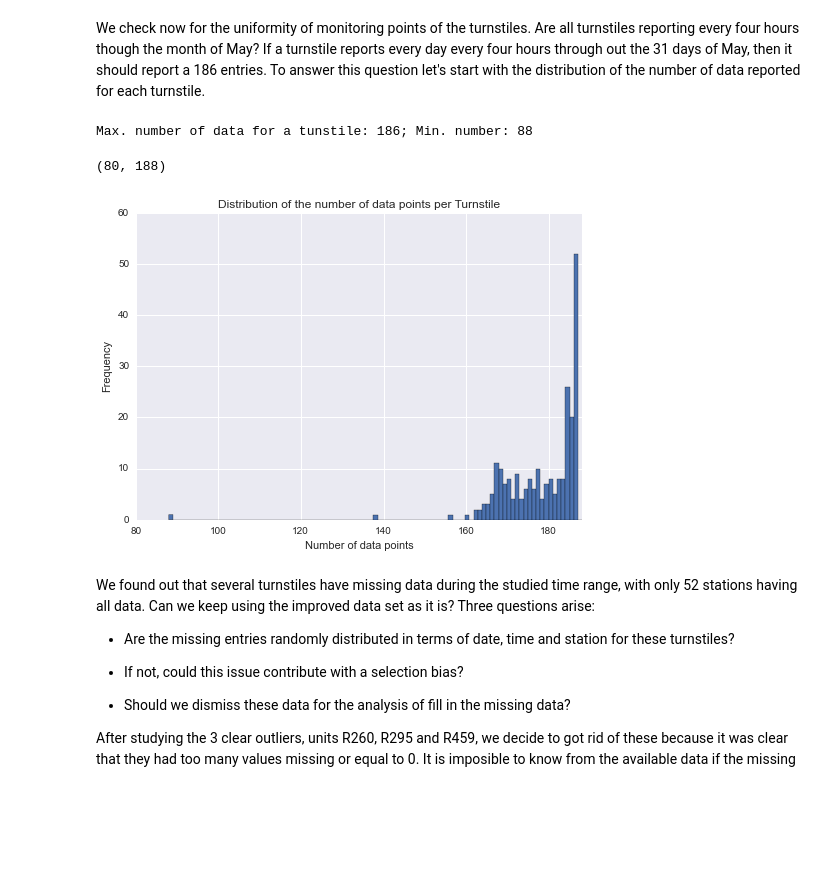
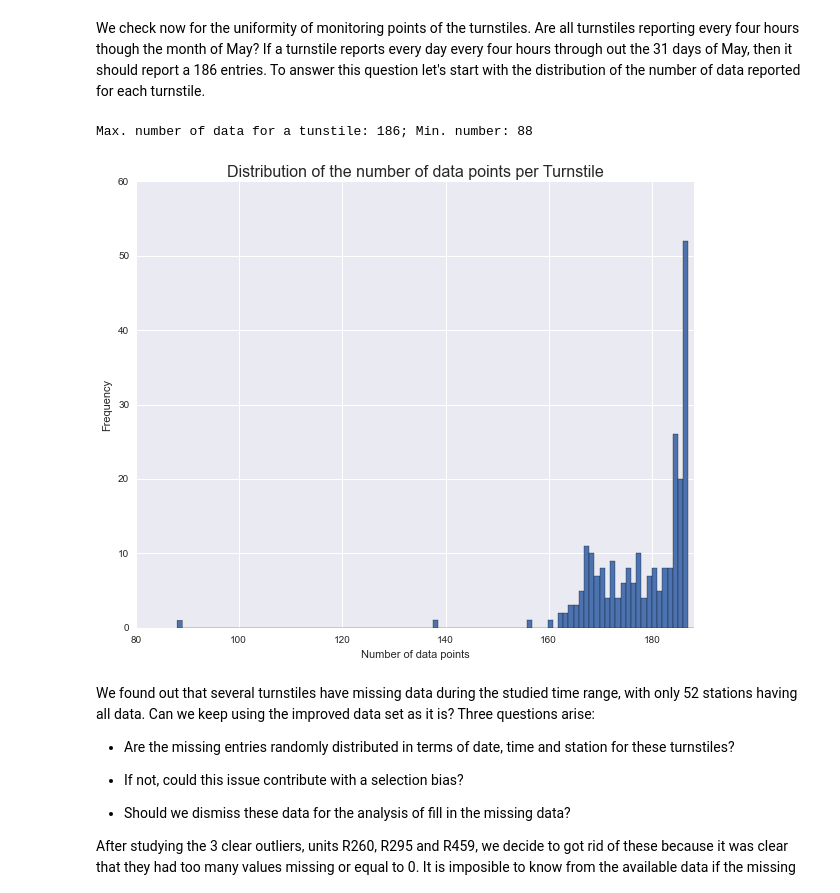
Before and after one commit to gornes/IntroToDS, a Jupyter notebook: Project1.ipynb, the cells around one changed output. Drawn from its saved outputs; the diff is of its cells as text; code cells hidden in the pictures; blank space fills up the shorter version.

```diff
--- a/Project1.ipynb
+++ b/Project1.ipynb
@@ -18,13 +18,14 @@ import matplotlib.pyplot as plt
 import seaborn
 import statsmodels.formula.api as smf
 import statsmodels.api as sm
+import seaborn as sns
+
 from statsmodels.sandbox.regression.predstd import wls_prediction_std
 from ggplot import *
-from sklearn.preprocessing import PolynomialFeatures
-#from IPython.html.widgets import interact
-# import graphlab as gl
-import seaborn as sns
-# gl.canvas.set_target('ipynb')
+
+
+pd.options.display.max_columns = 50
+figpath = '/home/itoledo/Dropbox/OnlineClass/Udacity/IntroToDataScience/IntroToDS/doc/'
 # %% [markdown]
 # Loading the python libaries for the project
 # %% [markdown]
@@ -130,18 +131,19 @@ We check now for the uniformity of monitoring points of the turnstiles. Are all
 # %%
 group_unit_station = improved_df.groupby(['UNIT', 'station'])
 data_per_turnstile = group_unit_station.ENTRIESn_hourly.count().reset_index()
 print "Max. number of data for a tunstile: %d; Min. number: %d" %(
     data_per_turnstile.ENTRIESn_hourly.max(),
     data_per_turnstile.ENTRIESn_hourly.min())
+plt.figure(figsize=[10,8])
 freq,bins,ax = plt.hist(data_per_turnstile.ENTRIESn_hourly, bins=np.linspace(88,190, 190-88))
-plt.title('Distribution of the number of data points per Turnstile')
+plt.title('Distribution of the number of data points per Turnstile', fontsize=16)
 plt.xlabel('Number of data points')
 plt.ylabel('Frequency')
 plt.xlim(80,188)
+plt.savefig(figpath + 'dataentries.png', dpi=300)
 # %% [output]
 Max. number of data for a tunstile: 186; Min. number: 88
-(80, 188)
-[figure, old version]
+[figure, new version]
 # %% [markdown]
 We found out that several turnstiles have missing data during the studied time range, with only 52 stations having all data. Can we keep using the improved data set as it is? Three questions arise:
 
```
Also changed, not shown: parts of 73 cells of this notebook, 10 other files.
